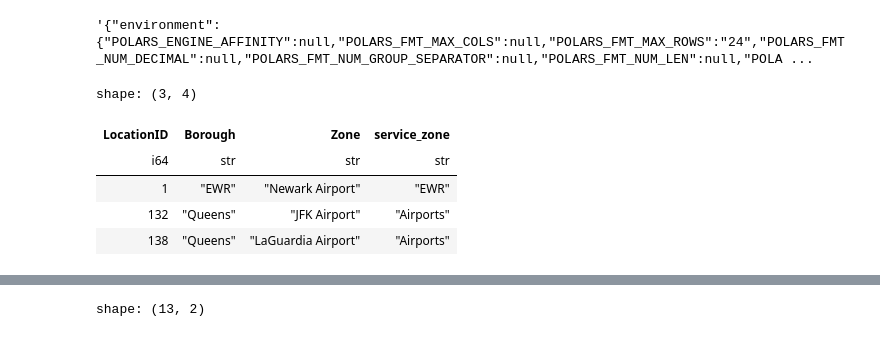
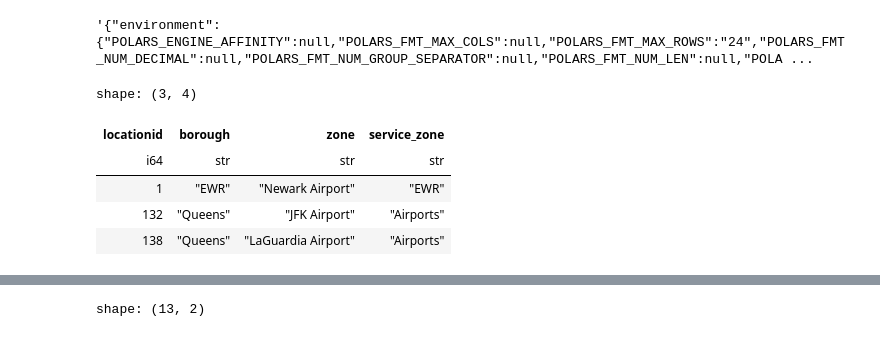
Before and after one commit to Iurisprudentia/ml-tinker, a Jupyter notebook: notebooks/eda_2025.ipynb, the cells around one changed output, grey strips where cells are left out. Cells and saved outputs as stored; diff of their text form; code cells hidden in the pictures.

```diff
--- a/notebooks/eda_2025.ipynb
+++ b/notebooks/eda_2025.ipynb
@@ -20,17 +22,19 @@ df = df.rename(
     }
 )
 # %%
+# Load and join zones data
 zones = pl.read_csv("../data/raw/taxi_zone_lookup.csv")
+zones.columns = [c.lower() for c in zones.columns]
 df = df.join(
-    zones.rename({"LocationID": "pickup_location_id"}),
+    zones.rename({"locationid": "pickup_location_id"}),
     on="pickup_location_id",
     how="left",
 )
 # %%
-zones.filter(pl.col("Zone").str.contains("Airport"))
+zones.filter(pl.col("zone").str.contains("Airport"))
 # %% [output]
 shape: (3, 4)
-| LocationID | Borough | Zone | service_zone |
+| locationid | borough | zone | service_zone |
 | i64 | str | str | str |
 | 1 | "EWR" | "Newark Airport" | "EWR" |
 | 132 | "Queens" | "JFK Airport" | "Airports" |
```
Also changed, not shown: parts of 19 cells of this notebook.
